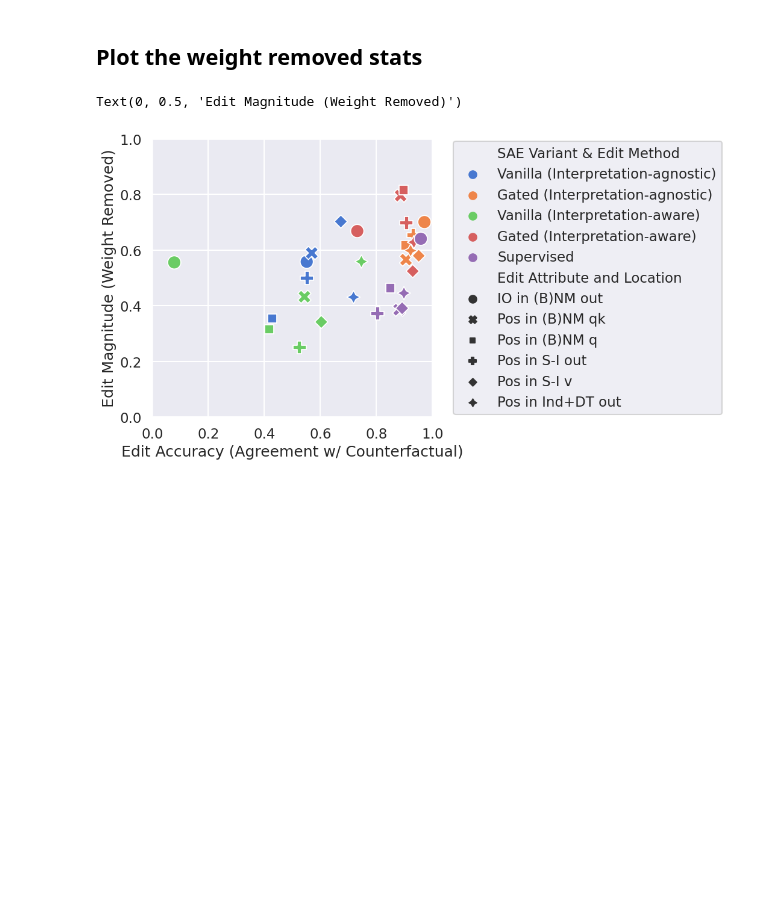
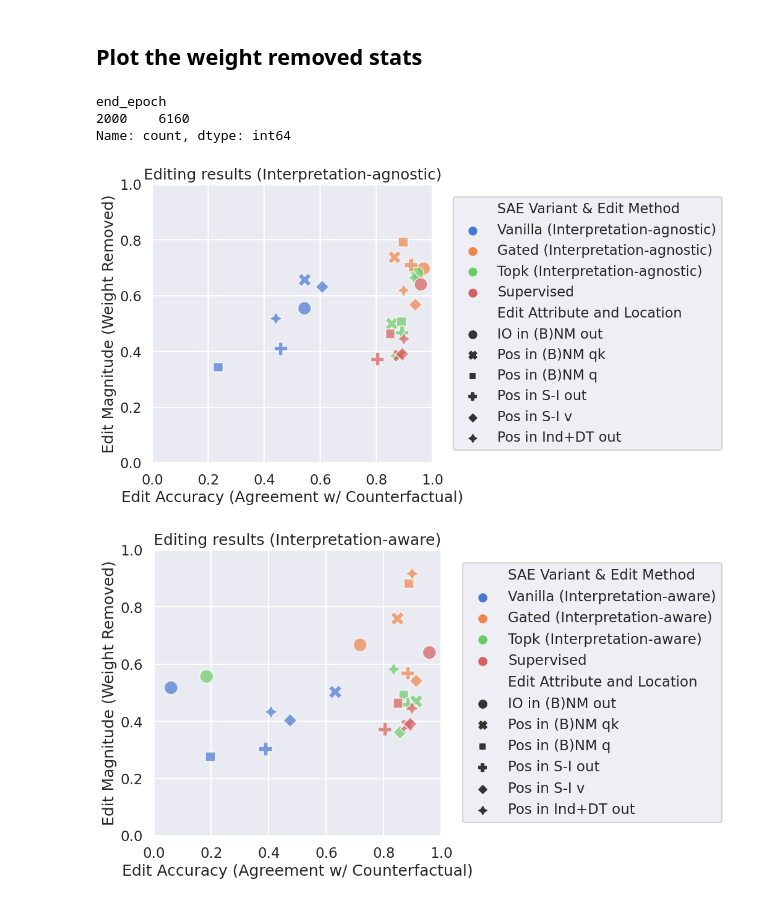
Before and after one commit to amakelov/sae, a Jupyter notebook: analysis.ipynb, the cells around one changed output. Drawn from its saved outputs; the diff is of its cells as text; code cells hidden in the pictures; blank space fills up the shorter version.

Commit message:
topk results

```diff
--- a/analysis.ipynb
+++ b/analysis.ipynb
@@ -625,13 +612,12 @@ for node in NODES:
 cosine_sims_rows = []
 for node in A_TRAIN_DICT.keys():
     for features in [('io',), ('io_pos',)]:
-        for variant in ('gated', 'vanilla'):
+        for variant in ('gated', 'vanilla', 'topk'):
             attribute = features[0]
             heads_class = NODE_TO_HEADS_CLASS[node]
             if (attribute == 'io_pos' and heads_class in HEAD_CLASSES_POS) or (attribute == 'io' and heads_class in HEAD_CLASSES_IO):
                 best_encoder = SELECTED_SAES_OPTIONS['overall'][variant, 'agnostic', node, ('io',), 2, 'l2'][0]
                 best_encoder = storage.unwrap(best_encoder)
-                best_encoder.W_dec
                 parametrization = get_parametrization(node, eventually='independent', use_names=False)
                 supervised_features = storage.unwrap(SUPERVISED_FEATURES_DICT[node, parametrization, 'mean'])[('io',)]
                 supervised_features_normalized = supervised_features / supervised_features.norm(dim=1, keepdim=True)
@@ -699,11 +712,11 @@ def stringify_nodes(nodes: List[Node]) -> str:
 
 rows = []
 rows_weight_removed_supervised = [] # lol...
-NUM_EXCHANGE_VALUES = [0, 2, 4, 8, 16]
+NUM_EXCHANGE_VALUES = [0, 2] # [0, 2, 4, 8, 16]
 
 with storage:
-    for dropped_selection_method in ('overall', 'last_epoch'):
-        SELECTED_SAES = SELECTED_SAES_OPTIONS[dropped_selection_method]
+    for selection_method in ('overall', 'last_epoch'):
+        SELECTED_SAES = SELECTED_SAES_OPTIONS[selection_method]
         for nodes_to_edit, feature_subset_to_edit, heads_class in tqdm(locations_to_edit):
             cf_activations = {node: A_EVAL_CF_DICT[feature_subset_to_edit][node] for node in nodes_to_edit}
             cf_prompts = CF_PROMPTS_DICT[feature_subset_to_edit]
@@ -714,8 +727,10 @@ with storage:
 
             for num_exchange in NUM_EXCHANGE_VALUES:
                 for edit_type in ('agnostic', 'interp'):
-                    for variant in ('vanilla', 'gated', 'attribution'):
+                    for variant in ('vanilla', 'gated', 'attribution', 'topk'):
                         for dist_method in ('l2', 'attribution'):
+                            if num_exchange in [8, 16] and variant == 'topk':
+                                continue
                             if num_exchange != 0:
                                 best_encoder_data = {node: SELECTED_SAES[(variant, edit_type, node, feature_subset_to_edit, num_exchange, dist_method)] for node in nodes_to_edit}
                                 best_edited_activations = {node: EDITED_DICT[(variant, node, l1_coeff, end_epoch, feature_subset_to_edit, num_exchange, edit_type)]
@@ -802,7 +817,7 @@ with storage:
                                 # 'prompt_idx': list(range(len(base_logits_edit))),
                                 'variant': variant,
                                 'dist_method': dist_method,
-                                'selection_method': dropped_selection_method,
+                                'selection_method': selection_method,
                                 # agreement between cf predictions and edit predictions
                                 'agreement_with_cf': (predictions_edit == predictions_patch).cpu().numpy().mean(),
                                 # 'weight_removed_affine': weight_removed_affine.cpu().numpy().mean(),
@@ -862,47 +857,56 @@ PARAMS += ['edit_location']
 ## Plot the weight removed stats
 # %%
 # get a dataframe where we melt the weight removed columns, and similarly for the agreement with cf
-query = '(num_exchange == 2 and variant in ["gated", "vanilla"] and dist_method == "l2") or (variant == "supervised")'
+query = 'num_exchange == 2 and (variant in ["gated", "vanilla", "topk"] and dist_method == "l2") or (variant == "supervised")'
 final_df = final_df.query(query)
+query = '(selection_method != "overall") or (variant == "supervised")'
+final_df = final_df.query(query)
+# %%
+selected_sae_params_df.query('selection_method == "last_epoch"').end_epoch.value_counts()
+# %% [output]
+end_epoch
+2000    6160
+Name: count, dtype: int64
 # %%
-dropped_selection_method = 'last_epoch'
-edit_types = ['agnostic', 'interp']
-
 def combine_variant_and_method(variant, method):
     if variant == "supervised":
         return "Supervised"
     else:
         if method == 'agnostic':
             method = 'Interpretation-agnostic'
         elif method == 'interp':
             method = 'Interpretation-aware'
         else:
             raise ValueError(f'Unknown method: {method}')
         return f'{variant.capitalize()} ({method})'
 
+for edit_types in (['agnostic',], ['interp',]):
+    final_df['variant_and_method'] = final_df.apply(lambda x: combine_variant_and_method(x['variant'], x['edit_type']), axis=1)
+    query = f'(edit_type in {edit_types} or variant == "supervised")'
+    displaynames = {
+        'variant_and_method': 'SAE Variant & Edit Method',
+        'edit_location': 'Edit Attribute and Location',
+    }
+    for k, v in displaynames.items():
+        final_df[v] = final_df[k].copy()
 
-final_df['variant_and_method'] = final_df.apply(lambda x: combine_variant_and_method(x['variant'], x['edit_type']), axis=1)
-query = f'selection_method != "{dropped_selection_method}" and (edit_type in {edit_types} or variant == "supervised")'
-displaynames = {
-    'variant_and_method': 'SAE Variant & Edit Method',
-    'edit_location': 'Edit Attribute and Location',
-}
-for k, v in displaynames.items():
-    final_df[v] = final_df[k].copy()
-
-# now plot lines combining the two metrics
-fig, ax = plt.subplots(figsize=(6, 6))
-sns.scatterplot(data=final_df.query(query), x='agreement_with_cf', y='weight_removed', hue=displaynames['variant_and_method'], ax=ax,
-              style=displaynames['edit_location'], s=250
-             )
-# set x, y limits to 0-1
-ax.set_xlim(0, 1)
-ax.set_ylim(0, 1)
-# put the legend outside of the plot to the right
-ax.legend(loc='center left', bbox_to_anchor=(1.05, 0.5))
-# rename x, y axes
-ax.set_xlabel('Edit Accuracy (Agreement w/ Counterfactual)')
-ax.set_ylabel('Edit Magnitude (Weight Removed)')
+    # now plot lines combining the two metrics
+    fig, ax = plt.subplots(figsize=(6, 6))
+    sns.scatterplot(data=final_df.query(query), x='agreement_with_cf', y='weight_removed', hue=displaynames['variant_and_method'], ax=ax,
+                style=displaynames['edit_location'], s=250,
+                # increase opacity
+                alpha=0.7)
+    # set x, y limits to 0-1
+    ax.set_xlim(0, 1)
+    ax.set_ylim(0, 1)
+    # set the title
+    method_label = "Interpretation-aware" if edit_types == ['interp',] else "Interpretation-agnostic"
+    plt.title(f'Editing results ({method_label})')
+    # put the legend outside of the plot to the right
+    ax.legend(loc='center left', bbox_to_anchor=(1.05, 0.5))
+    # rename x, y axes
+    ax.set_xlabel('Edit Accuracy (Agreement w/ Counterfactual)')
+    ax.set_ylabel('Edit Magnitude (Weight Removed)')
 # %% [output]
-Text(0, 0.5, 'Edit Magnitude (Weight Removed)')
-[figure, old version]
+[figure, new version]
+[figure, added]
```
Also changed, not shown: parts of 34 cells of this notebook, 4 other files.
